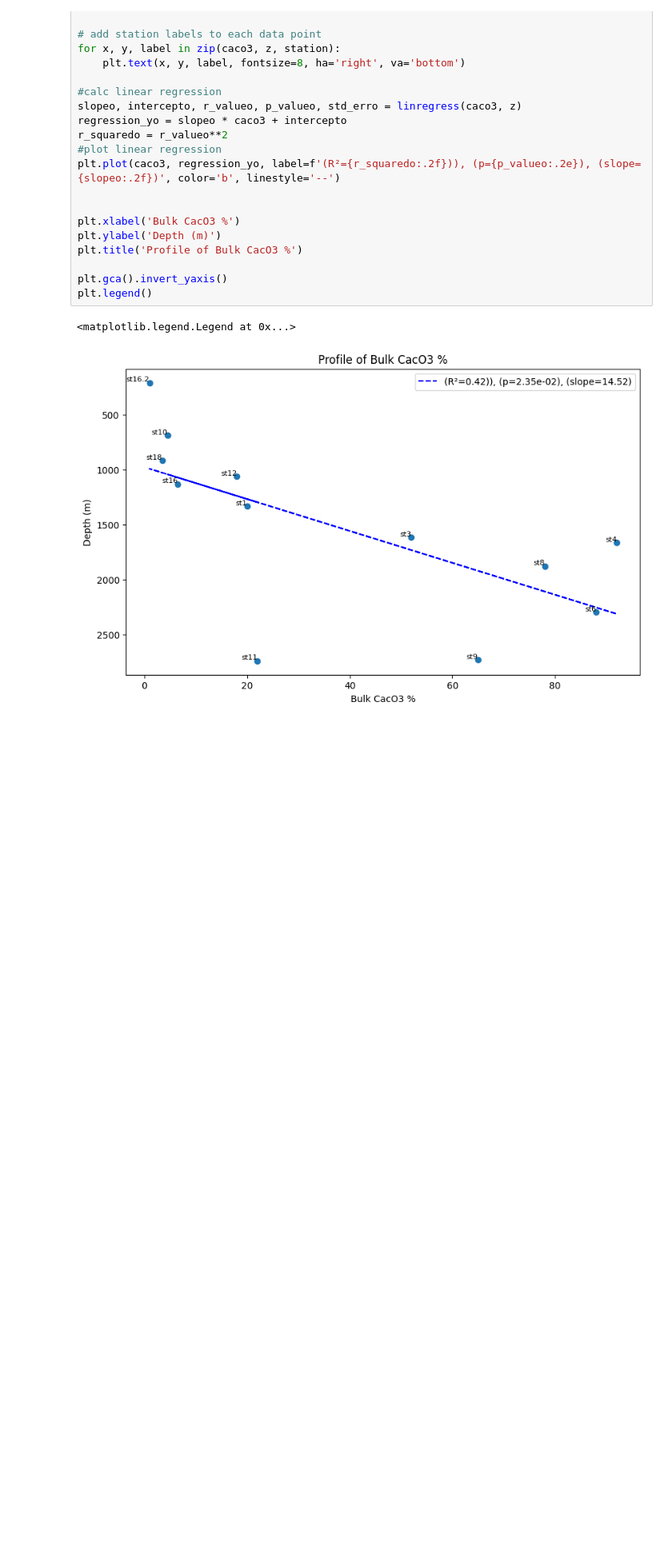
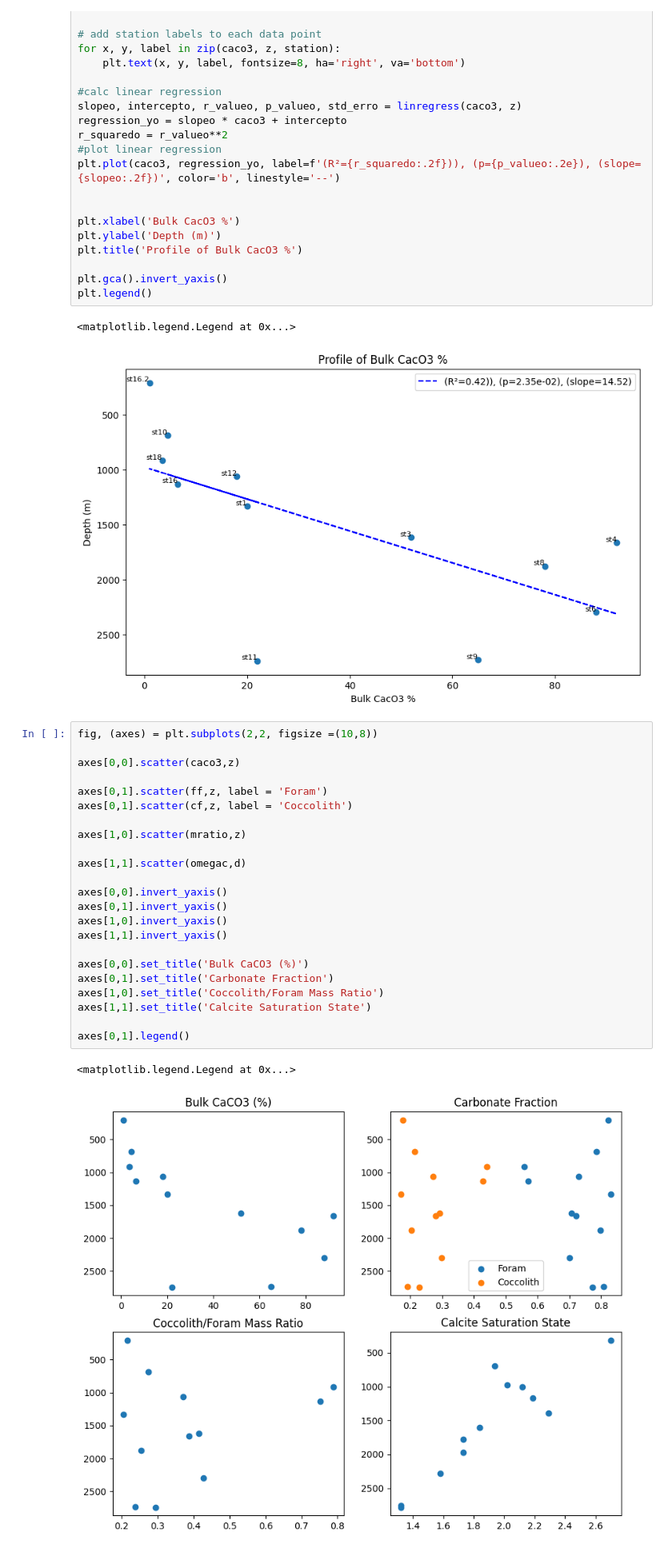
Before and after one commit to csheppard3243/Ziveri_ATL_Sediments, a Jupyter notebook: atlbulksedworkup.ipynb, the cells around one changed output. Shown at 80% size. Cells and saved outputs as stored; diff of their text form; blank space fills up the shorter version.

```diff
--- a/atlbulksedworkup.ipynb
+++ b/atlbulksedworkup.ipynb
@@ -232,3 +246,29 @@ plt.legend()
 # %% [output]
 <matplotlib.legend.Legend at 0x...>
 [figure]
+# %%
+fig, (axes) = plt.subplots(2,2, figsize =(10,8))
+
+axes[0,0].scatter(caco3,z)
+
+axes[0,1].scatter(ff,z, label = 'Foram')
+axes[0,1].scatter(cf,z, label = 'Coccolith')
+
+axes[1,0].scatter(mratio,z)
+
+axes[1,1].scatter(omegac,d)
+
+axes[0,0].invert_yaxis()
+axes[0,1].invert_yaxis()
+axes[1,0].invert_yaxis()
+axes[1,1].invert_yaxis()
+
+axes[0,0].set_title('Bulk CaCO3 (%)')
+axes[0,1].set_title('Carbonate Fraction')
+axes[1,0].set_title('Coccolith/Foram Mass Ratio')
+axes[1,1].set_title('Calcite Saturation State')
+
+axes[0,1].legend()
+# %% [output]
+<matplotlib.legend.Legend at 0x...>
+[figure, added]
```
Also changed, not shown: parts of 8 cells of this notebook, 6 other files.
